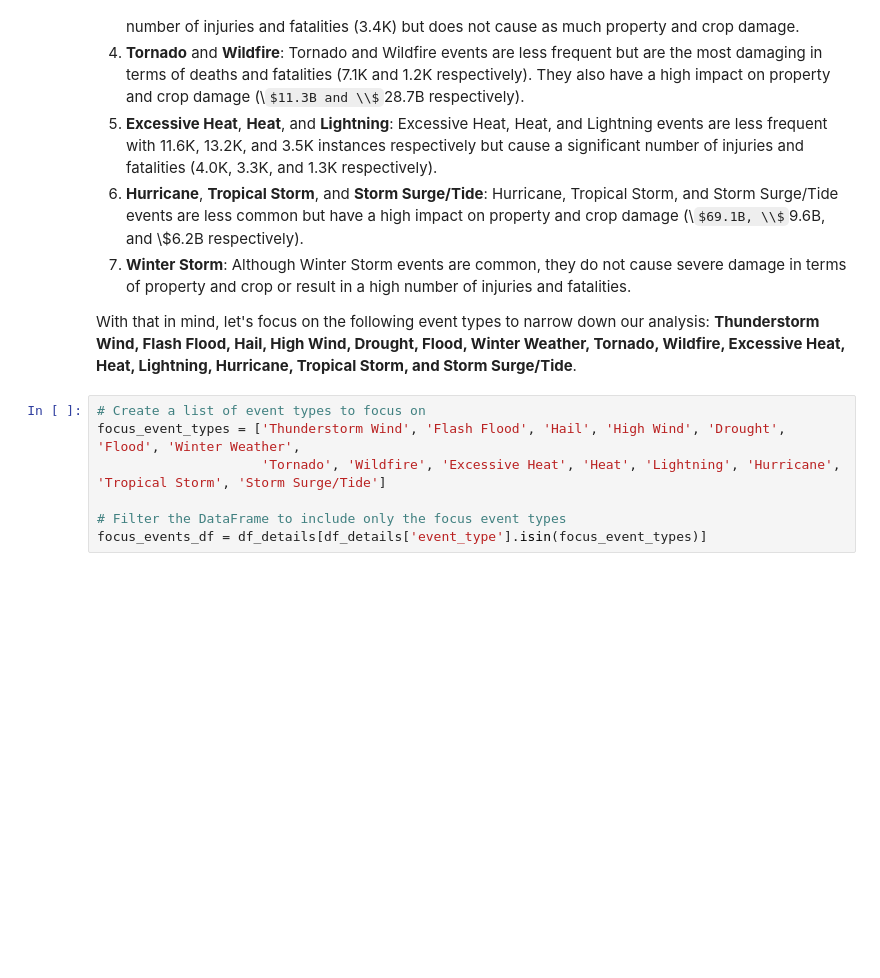
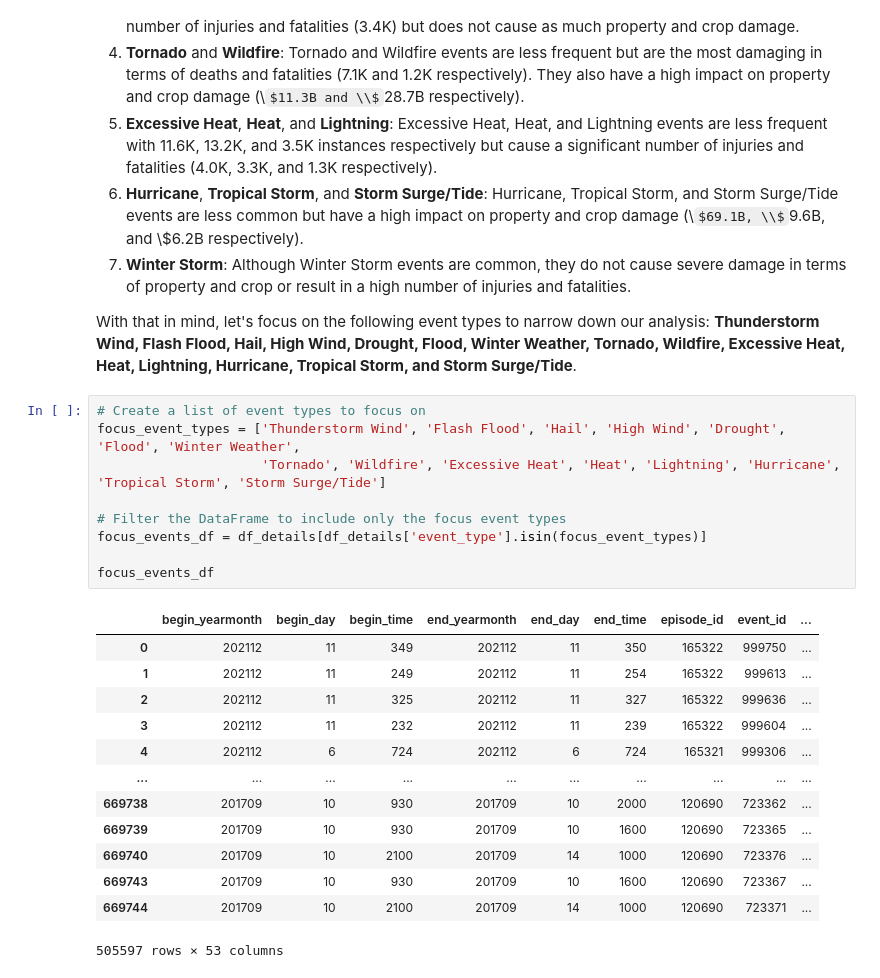
Before and after one commit to quiinthieu/us-storm-events, a Jupyter notebook: sample_part_1.ipynb, the cells around one changed output. Drawn from its saved outputs; the diff is of its cells as text; some formulas as TeX source; blank space fills up the shorter version.

```diff
--- a/sample_part_1.ipynb
+++ b/sample_part_1.ipynb
@@ -804,7 +804,23 @@ With that in mind, let's focus on the following event types to narrow down our a
 # %%
 # Create a list of event types to focus on
 focus_event_types = ['Thunderstorm Wind', 'Flash Flood', 'Hail', 'High Wind', 'Drought', 'Flood', 'Winter Weather',
                      'Tornado', 'Wildfire', 'Excessive Heat', 'Heat', 'Lightning', 'Hurricane', 'Tropical Storm', 'Storm Surge/Tide']
 
 # Filter the DataFrame to include only the focus event types
 focus_events_df = df_details[df_details['event_type'].isin(focus_event_types)]
+
+focus_events_df
+# %% [output]
+|  | begin_yearmonth | begin_day | begin_time | end_yearmonth | end_day | end_time | episode_id | event_id | ... |
+| 0 | 202112 | 11 | 349 | 202112 | 11 | 350 | 165322 | 999750 | ... |
+| 1 | 202112 | 11 | 249 | 202112 | 11 | 254 | 165322 | 999613 | ... |
+| 2 | 202112 | 11 | 325 | 202112 | 11 | 327 | 165322 | 999636 | ... |
+| 3 | 202112 | 11 | 232 | 202112 | 11 | 239 | 165322 | 999604 | ... |
+| 4 | 202112 | 6 | 724 | 202112 | 6 | 724 | 165321 | 999306 | ... |
+| ... | ... | ... | ... | ... | ... | ... | ... | ... | ... |
+| 669738 | 201709 | 10 | 930 | 201709 | 10 | 2000 | 120690 | 723362 | ... |
+| 669739 | 201709 | 10 | 930 | 201709 | 10 | 1600 | 120690 | 723365 | ... |
+| 669740 | 201709 | 10 | 2100 | 201709 | 14 | 1000 | 120690 | 723376 | ... |
+| 669743 | 201709 | 10 | 930 | 201709 | 10 | 1600 | 120690 | 723367 | ... |
+| 669744 | 201709 | 10 | 2100 | 201709 | 14 | 1000 | 120690 | 723371 | ... |
+505597 rows × 53 columns
```
Also changed, not shown: parts of 38 cells of this notebook.
